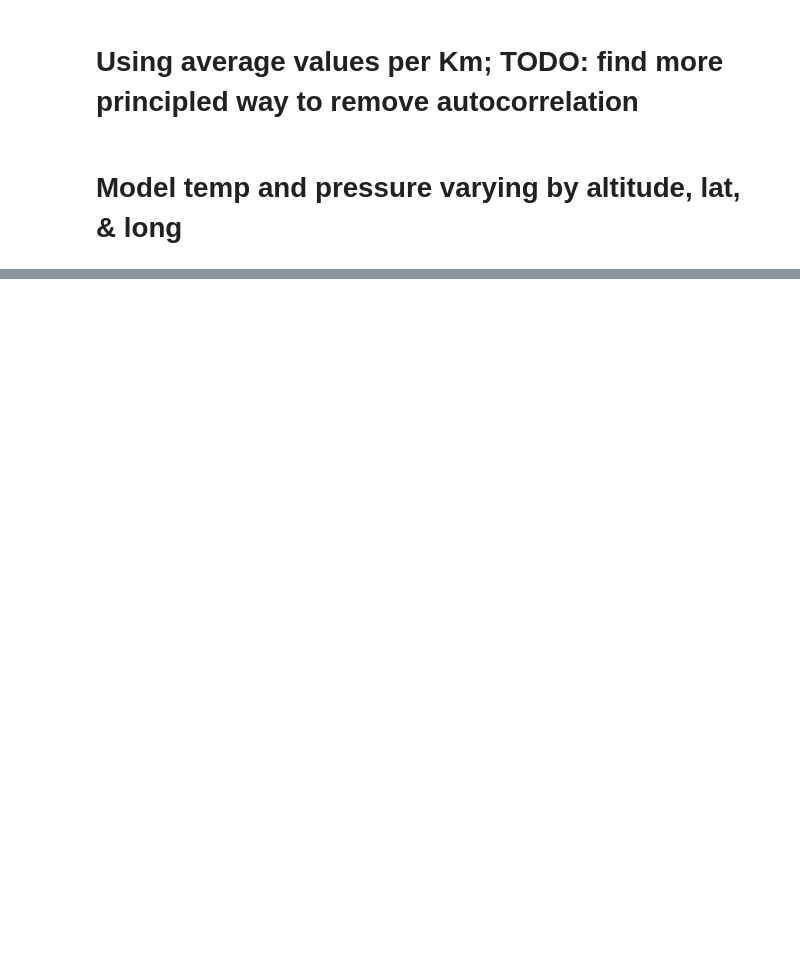
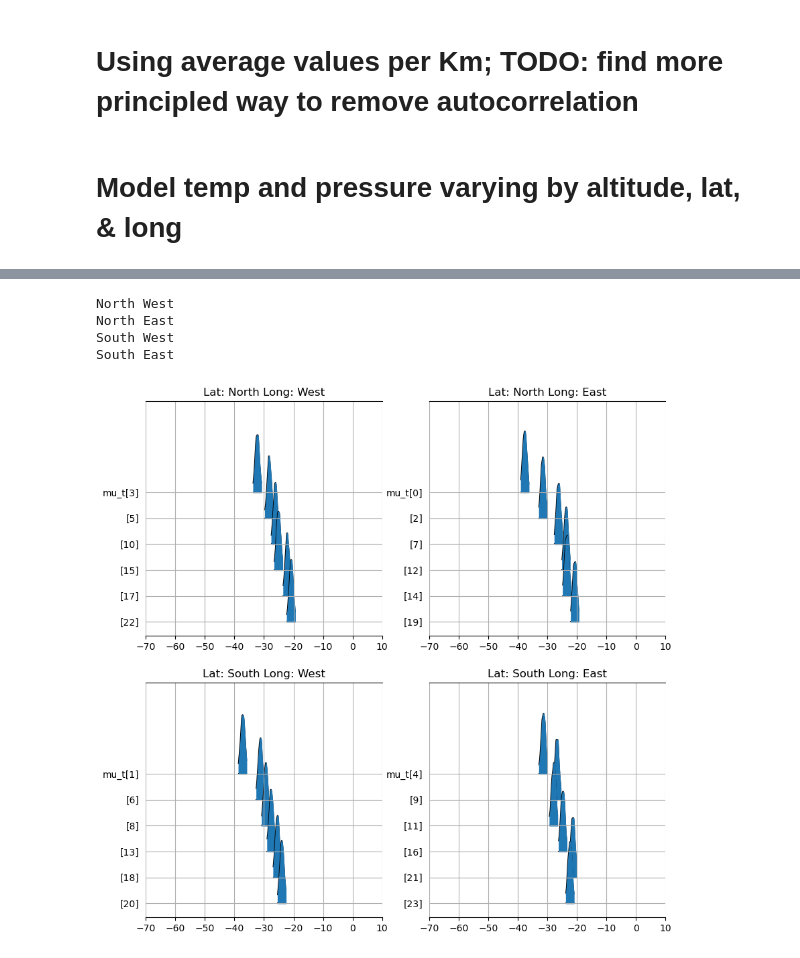
Before and after one commit to wmbelk/Weather, a Jupyter notebook: genEnv.ipynb, the cells around one changed output, grey strips where cells are left out. Drawn from its saved outputs; the diff is of its cells as text; code cells hidden in the pictures; blank space fills up the shorter version.

```diff
--- a/genEnv.ipynb
+++ b/genEnv.ipynb
@@ -295,6 +407,6 @@ grp_traj_env.coords
 # %%
 
 coords={'alt_lat_long_time':
-                      np.arange(grp_traj_env.sizes['alt_lat_long_time'], dtype=int)
+                      np.arange(xr_traj_env_time.sizes['time'], dtype=int)
                       }
 coords
@@ -352 +481,15 @@ with thermal_pres:
+# %%
+#xarray filter by values
+lat_min = idata2.constant_data.Latitude.min()
+lat_max = idata2.constant_data.Latitude.max()
+long_min = idata2.constant_data.Longitude.min()
+long_max = idata2.constant_data.Longitude.max()
+lat_mid = (lat_min + lat_max)/2
+long_mid = (long_min + long_max)/2
+
+
+idx_north = idata2.constant_data.where(idata2.constant_data.Latitude>lat_mid, drop=True).alt_lat_long_time.values
+idx_south = idata2.constant_data.where(idata2.constant_data.Latitude<lat_mid, drop=True).alt_lat_long_time.values
+idx_east = idata2.constant_data.where(idata2.constant_data.Longitude>long_mid, drop=True).alt_lat_long_time.values
+idx_west = idata2.constant_data.where(idata2.constant_data.Longitude<long_mid, drop=True).alt_lat_long_time.values
 # %%
@@ -369,17 +560,28 @@ display(idata2)
 # %%
 
 #figures with lat in coulmns and long in rows
 fig, ax = plt.subplots(2, 2, figsize=(10, 10))
 ax = ax.flatten()
-for i, (lat, long) in enumerate([[i,j]
-                                  for i in np.unique(grp_traj_env.lat_bins.values)
-                                  for j in np.unique(grp_traj_env.long_bins.values)]):
-    print(lat,long)
-    ax[i].set_title(f'Lat: {lat.mid} Long: {long.mid}')
-    az.plot_forest(idata2_post.temperature_mean.sel(lat_bins=lat,long_bins=long),
-                   var_names=['temperature_mean'],
+for i, ((N_S_label,N_S_idx), (E_W_label,E_W_idx)) in enumerate([[i,j]
+                                  for i in [('North',idx_north),('South',idx_south)]
+                                  for j in [('West',idx_west), ('East',idx_east)]]):
+    print(N_S_label,E_W_label)
+    ax[i].set_title(f'Lat: {N_S_label} Long: {E_W_label}')
+    idx = np.intersect1d(N_S_idx,E_W_idx)
+    az.plot_forest(idata2.sel(alt_lat_long_time=idx),
+                   var_names=['mu_t'],
                    kind='ridgeplot',
-                   combined=True, ax= ax[i]
+                   combined=True, ax= ax[i],
+                   #labeller=labeller
                    )
+    #align the y axis
+    #ax[i].set_ylim(0, 10000)
+    ax[i].set_xlim(-70, 10)
     ax[i].grid()
+# %% [output]
+North West
+North East
+South West
+South East
+[figure, added]
 # %%
```
Also changed, not shown: parts of 24 cells of this notebook, 1 other file.
